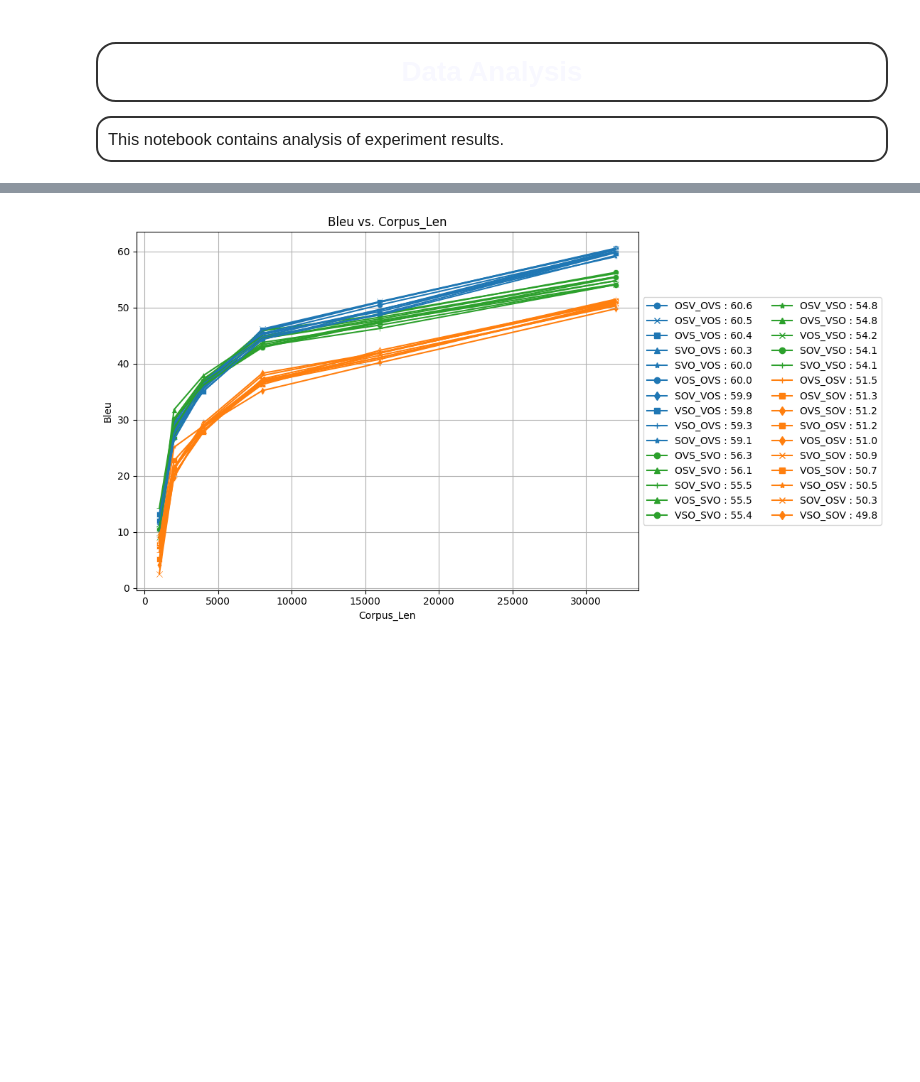
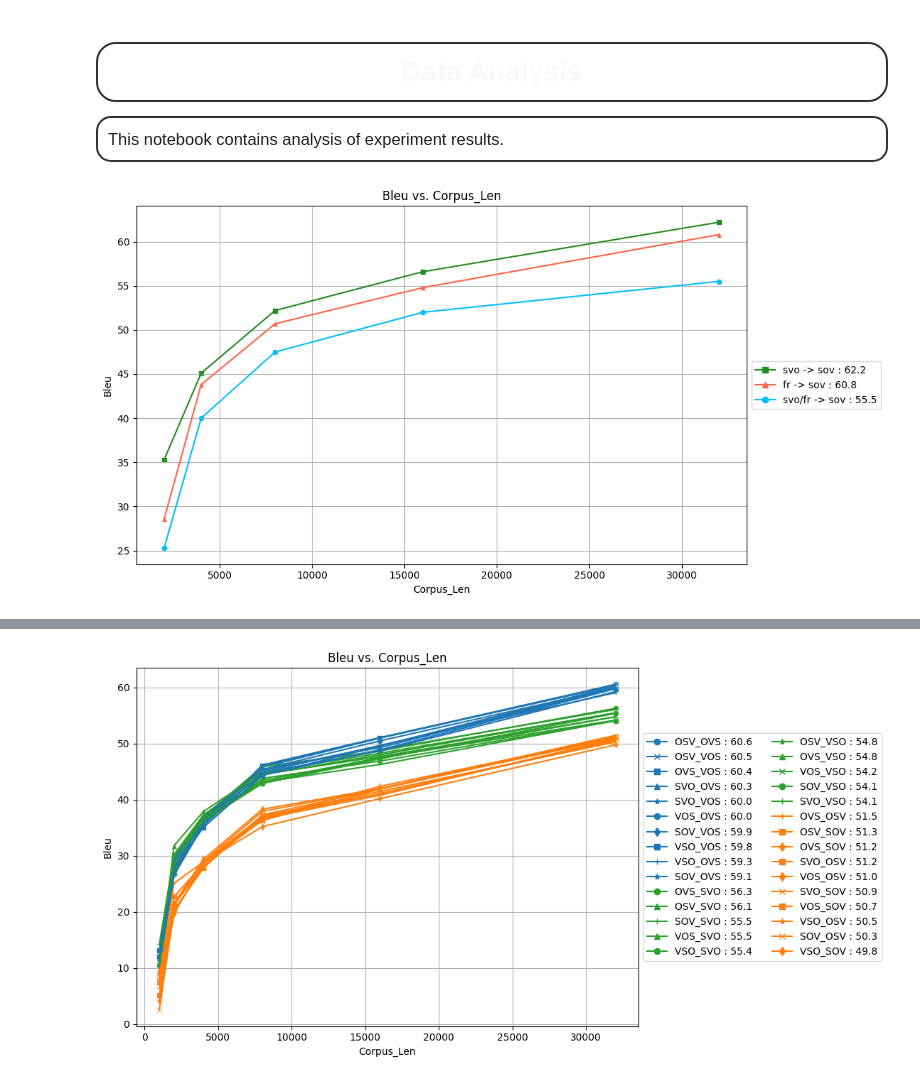
Before and after one commit to Mark-Hopkins-at-Williams/testperanto, a Jupyter notebook: experiment_pipeline/src/analysis.ipynb, the cells around one changed output, grey strips where cells are left out. Saved outputs shown, nothing was run; the diff lists cells and outputs as text; code cells hidden in the pictures; blank space fills up the shorter version.

```diff
--- a/experiment_pipeline/src/analysis.ipynb
+++ b/experiment_pipeline/src/analysis.ipynb
@@ -44,7 +44,7 @@ def add_features(fpath):
 df  = add_features(csv_fpath)
 svo = add_features(svo_fpath)
 # %%
-def plot_scores(df, x='corpus_len', score='bleu', color=None, threshold=-float('inf'), top_k=None, savefig=False, filename='plot', plot_desc=None):
+def plot_scores(df, x='corpus_len', score='bleu', color=None, threshold=-float('inf'), top_k=None, savefig=False, filename='plot', plot_desc=None, name_map=None):
     """
     Fat plotting function that plots scores vs. x
 
@@ -91,7 +91,8 @@ def plot_scores(df, x='corpus_len', score='bleu', color=None, threshold=-float('
             score_value = group[group['model_arch'] == common_max_size_label][score].iloc[0]
 
         if score_value >= threshold:
-            label = f"{name} : {score_value}"
+            label_name = name if name_map is None else name_map[name]
+            label = f"{label_name} : {score_value}"
             current_marker = next(marker_cycle)
 
             if color is not None:
@@ -146,3 +147,15 @@ def update_metadata(filename, description):
 
 trained = svo[svo['trained']]
 trained['last'] = trained['tgt'].apply(lambda lst : lst[0].split('.')[0][-1])
+# %%
+data = df[(df['trained']) & (df['exp_name'] == 'basic_multi')]
+
+name_map = {
+    "en_svo_en_sov" : 'svo -> sov',
+    "en_svo_fr_en_sov" : 'svo/fr -> sov',
+    'fr_en_sov'      : 'fr -> sov'
+}
+
+plot_scores(data, name_map=name_map)
+# %% [output]
+[figure, added]
```
Also changed, not shown: parts of 1 cell of this notebook, 5 other files.
